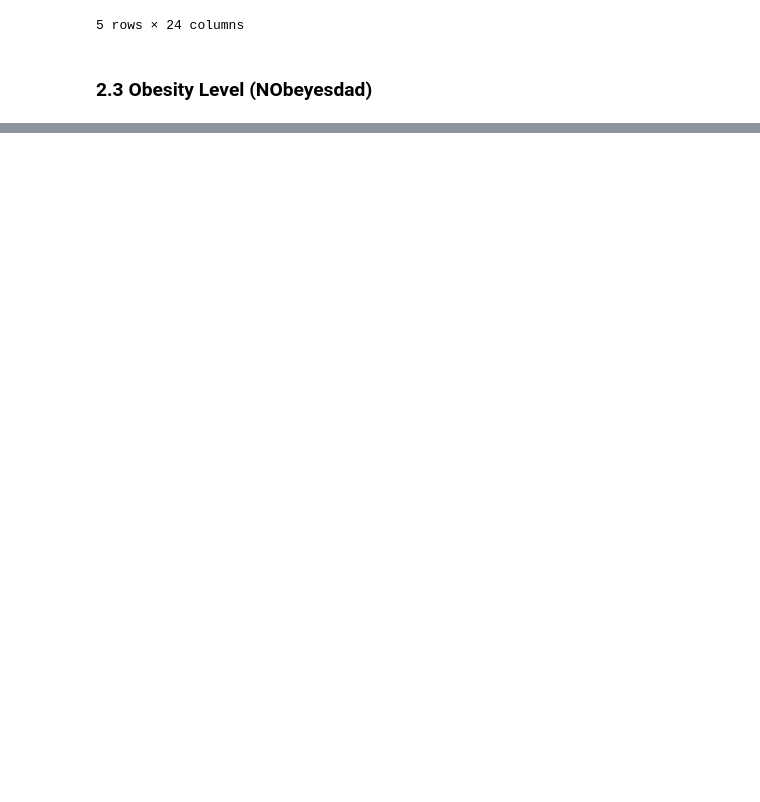
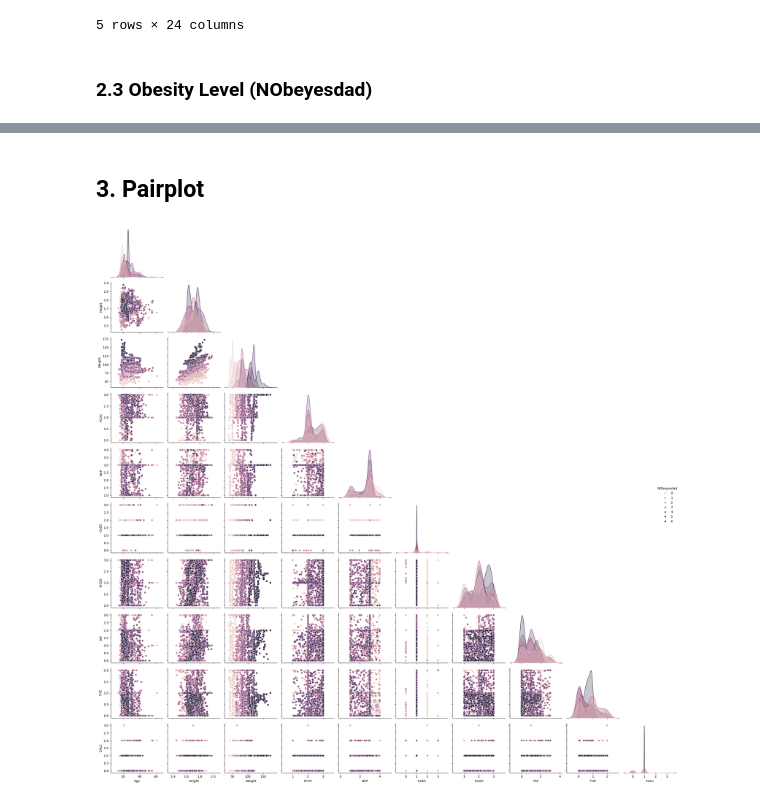
Before and after one commit to AndrsGzRo/Predicting-Obesity-Levels-with-Machine-Learning, a Jupyter notebook: Predicting_Obesity_Levels_MI.ipynb, the cells around one changed output, grey strips where cells are left out. Saved outputs shown, nothing was run; the diff lists cells and outputs as text; code cells hidden in the pictures; blank space fills up the shorter version.

```diff
--- a/Predicting_Obesity_Levels_MI.ipynb
+++ b/Predicting_Obesity_Levels_MI.ipynb
@@ -196,0 +231,11 @@ df.head()
+# %% [markdown]
+## 3. Pairplot
+# %%
+# Selecting columns to plot
+cols_to_plot = ['Age','Height','Weight','FCVC','NCP','CAEC','CH2O',
+                'FAF','TUE','CALC','NObeyesdad']
+sns.pairplot(df_encoded[cols_to_plot],hue='NObeyesdad',corner=True)
+plt.tight_layout()
+plt.show()
+# %% [output]
+[figure, added]
```
Also changed, not shown: parts of 12 cells of this notebook.
